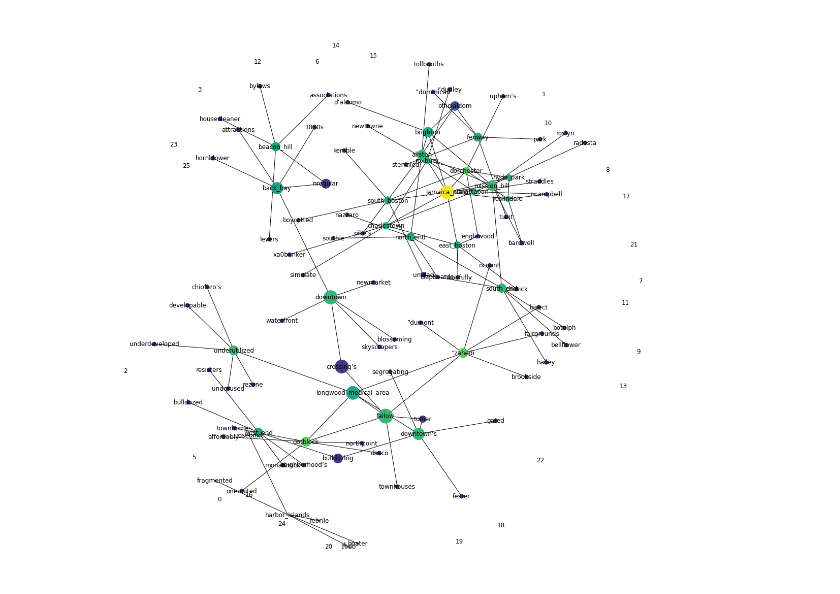
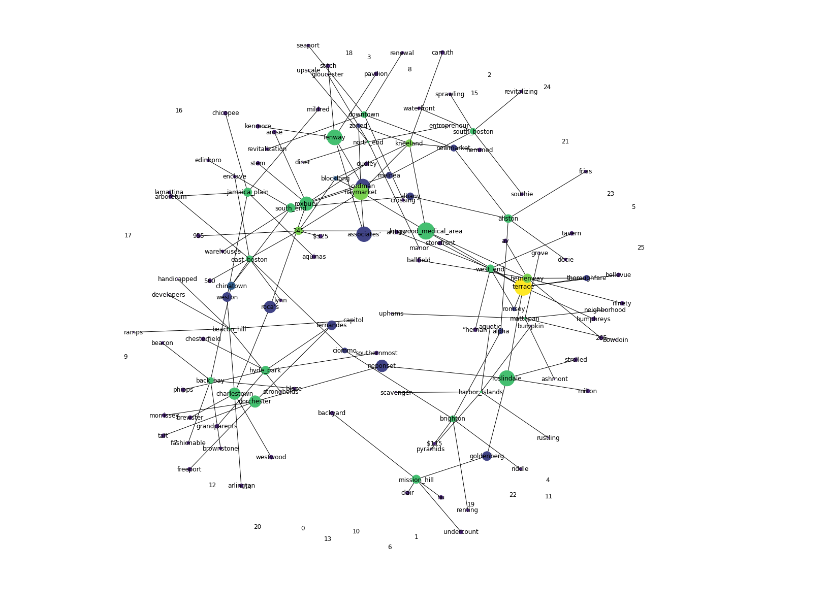
Before and after one commit to HongXin123456/NAACP_summer2021, a Jupyter notebook: Word2Vec/Word2Vec_Analysis_Neighborhoods.ipynb, the cells around one changed output. Drawn from its saved outputs; the diff is of its cells as text; code cells hidden in the pictures.

Commit message:
fixed neighborhood filtering, added new insights and explanation of results

```diff
--- a/Word2Vec/Word2Vec_Analysis_Neighborhoods.ipynb
+++ b/Word2Vec/Word2Vec_Analysis_Neighborhoods.ipynb
@@ -10,7 +10,7 @@ import matplotlib.pyplot as plt
 %matplotlib inline
 # %%
 # read in the data using Pandas
-data = pd.read_csv('globe_data/bostonglobe2018.csv')
+data = pd.read_csv('globe_data/bostonglobe2014.csv')
 # %%
 # strip the text of unnecessary whitespaces and removing special characters
 def custom_standardization(data):
@@ -214,35 +223,35 @@ words = compute_similar_words_and_representative_for_all_tasks(model)
 # %%
 # create word cloud from csv file created using Word2Vec
 # code shamelessly copied from Hong
 
 import networkx as nx
 from random import randint
 from itertools import count
 
-words = pd.read_csv('similar_words_task/neighborhood_filtered_similar_words/2018_findings.csv')
+words = pd.read_csv('similar_words_task/neighborhood_filtered_similar_words/2014_findings.csv')
 
 G = nx.Graph()
 j = 1
 for i, row in words.iterrows():
     for j in range(1, len(row)):
         G.add_node(i, label=row[j])
     for j in range(1, len(row)):
         G.add_edge(row[1], row[j])
 remove = [node for node, degree in dict(G.degree()).items() if degree > 2]
 
 pos = nx.spring_layout(G, k=0.3)
 betCent = nx.betweenness_centrality(G, normalized=True, endpoints=True)
 node_color = [20000.0 * G.degree(v) for v in G]
 node_size =  [v * 10000 for v in betCent.values()]
 plt.figure(figsize=(20, 20))
 nx.draw_networkx(G, pos=pos, with_labels=True,
                  node_color=node_color,
                  node_size=node_size)
 plt.axis('off')
-plt.savefig('word_clouds_img/neighborhood_filtered_word_clouds/2018_cloud.png')
+plt.savefig('word_clouds_img/neighborhood_filtered_word_clouds/2014_cloud.png')
 plt.show()
 # %% [output]
-[figure, old version]
+[figure, new version]
 # %%
 freq = pd.Series(mentions)
 freq = freq.sort_values(ascending=False)
```
Also changed, not shown: parts of 5 cells of this notebook, 25 other files.
